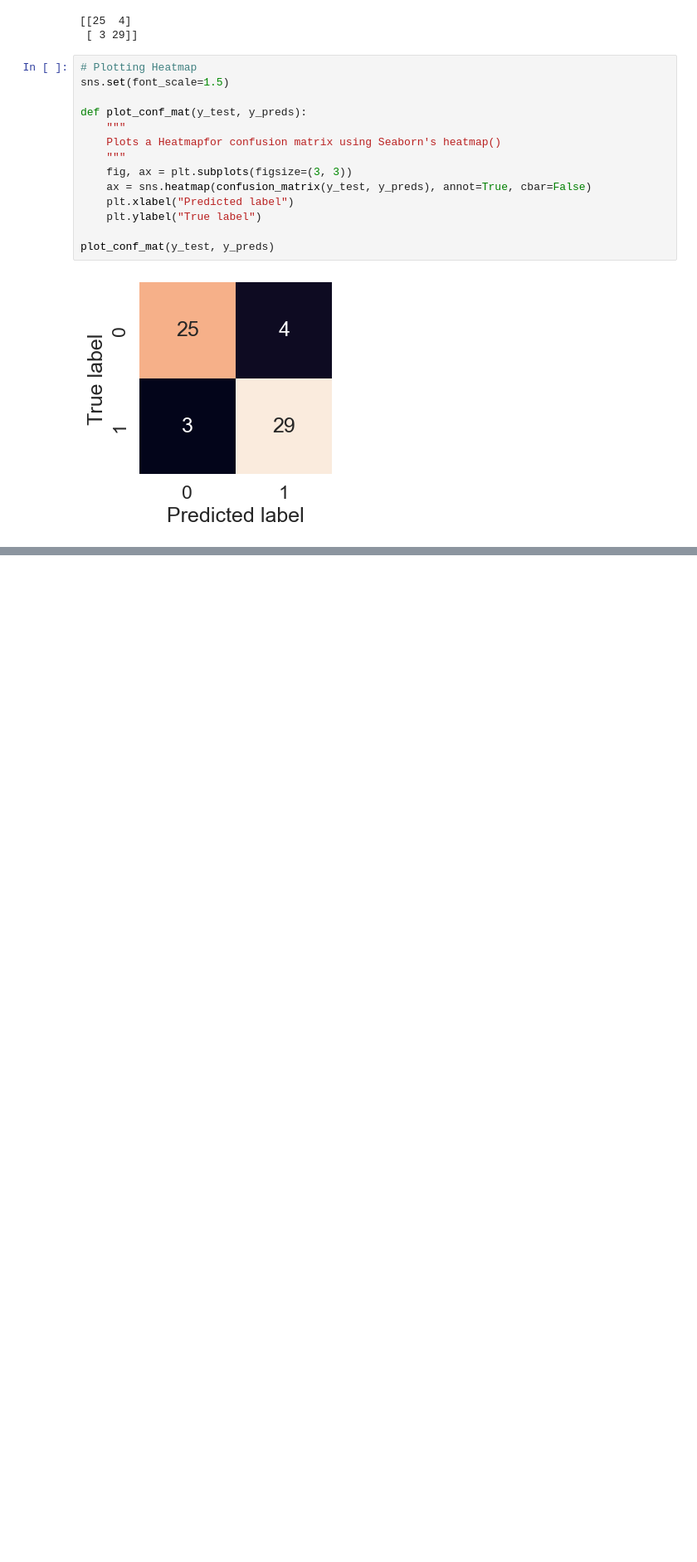
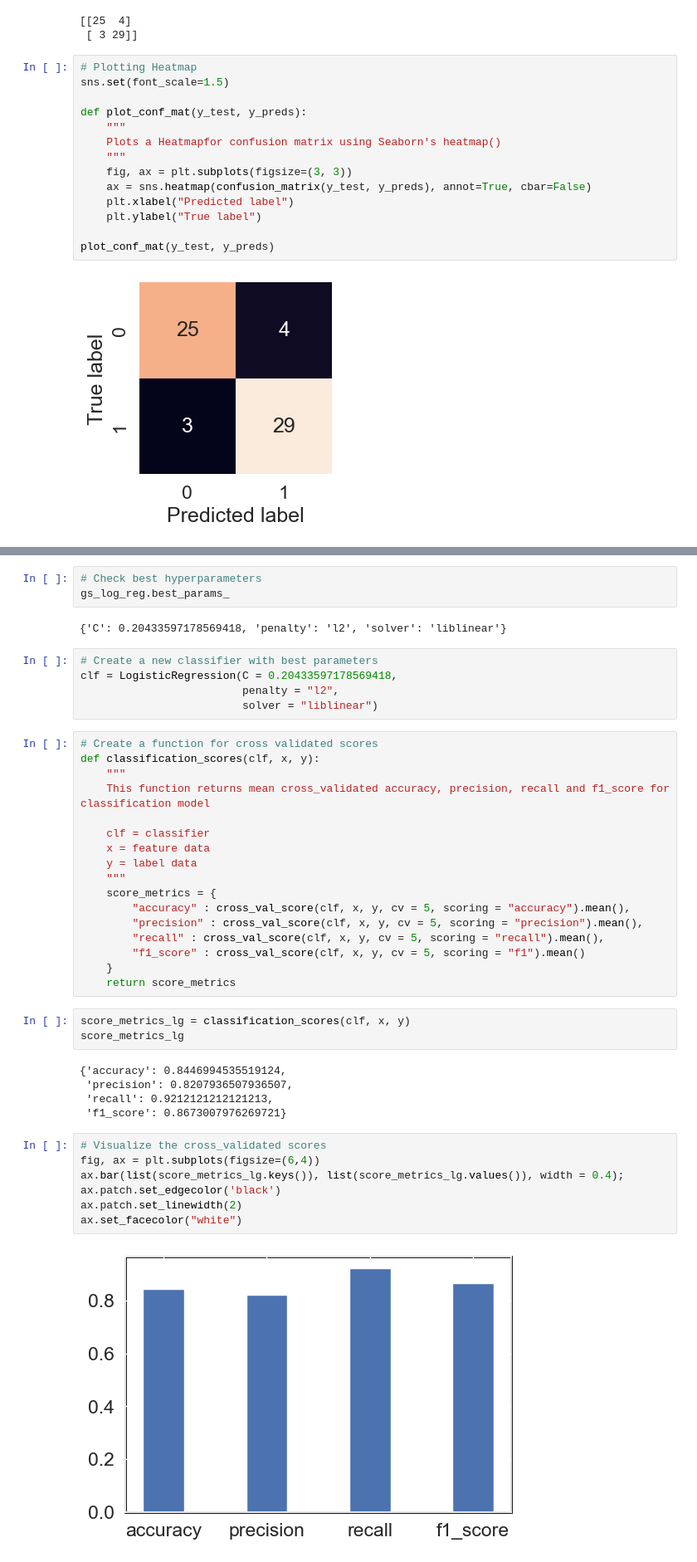
Before and after one commit to RishiMishra3004/ML-Heart-Disease-Classsfication, a Jupyter notebook: end-to-end-heart-disease-classification.ipynb, the cells around one changed output, grey strips where cells are left out. Shown at 83% size. Drawn from its saved outputs; the diff is of its cells as text; blank space fills up the shorter version.

```diff
--- a/end-to-end-heart-disease-classification.ipynb
+++ b/end-to-end-heart-disease-classification.ipynb
@@ -817,0 +704,44 @@ plot_conf_mat(y_test, y_preds)
+# %%
+# Check best hyperparameters
+gs_log_reg.best_params_
+# %% [output]
+{'C': 0.20433597178569418, 'penalty': 'l2', 'solver': 'liblinear'}
+# %%
+# Create a new classifier with best parameters
+clf = LogisticRegression(C = 0.20433597178569418,
+                         penalty = "l2",
+                         solver = "liblinear")
+# %%
+# Create a function for cross validated scores
+def classification_scores(clf, x, y):
+    """
+    This function returns mean cross_validated accuracy, precision, recall and f1_score for classification model
+
+    clf = classifier
+    x = feature data
+    y = label data
+    """
+    score_metrics = {
+        "accuracy" : cross_val_score(clf, x, y, cv = 5, scoring = "accuracy").mean(),
+        "precision" : cross_val_score(clf, x, y, cv = 5, scoring = "precision").mean(),
+        "recall" : cross_val_score(clf, x, y, cv = 5, scoring = "recall").mean(),
+        "f1_score" : cross_val_score(clf, x, y, cv = 5, scoring = "f1").mean()
+    }
+    return score_metrics
+# %%
+score_metrics_lg = classification_scores(clf, x, y)
+score_metrics_lg
+# %% [output]
+{'accuracy': 0.8446994535519124,
+ 'precision': 0.8207936507936507,
+ 'recall': 0.9212121212121213,
+ 'f1_score': 0.8673007976269721}
+# %%
+# Visualize the cross_validated scores
+fig, ax = plt.subplots(figsize=(6,4))
+ax.bar(list(score_metrics_lg.keys()), list(score_metrics_lg.values()), width = 0.4);
+ax.patch.set_edgecolor('black')
+ax.patch.set_linewidth(2)
+ax.set_facecolor("white")
+# %% [output]
+[figure, added]
```
Also changed, not shown: parts of 35 cells of this notebook.
